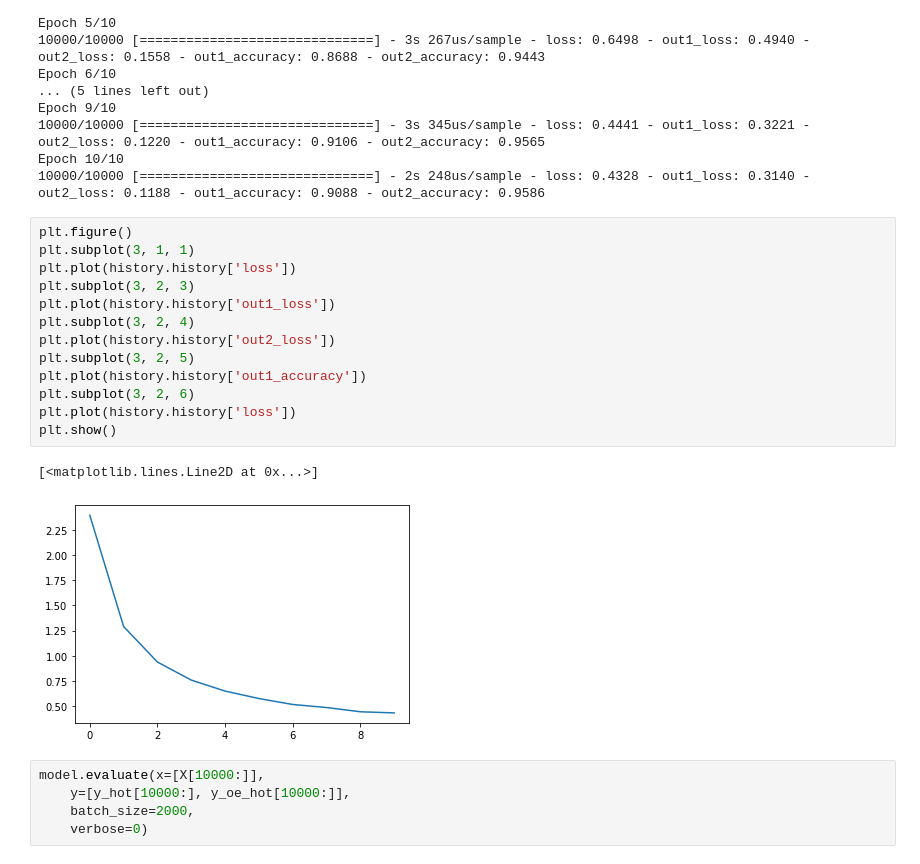
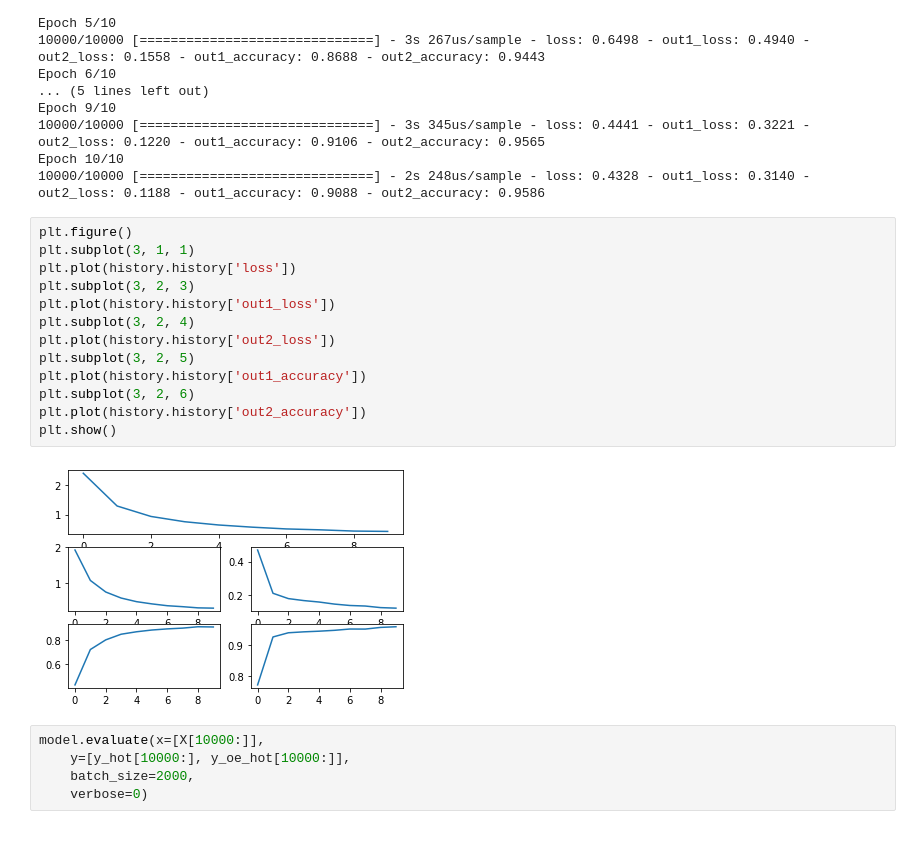
Before and after one commit to coding-blocks-archives/Data-Noida-2019-Dec, a Jupyter notebook: lecture_19/functional many.ipynb, the cells around one changed output. Saved outputs shown, nothing was run; the diff lists cells and outputs as text.

```diff
--- a/lecture_19/functional many.ipynb
+++ b/lecture_19/functional many.ipynb
@@ -84,19 +84,18 @@ Epoch 10/10
 # %%
 plt.figure()
 plt.subplot(3, 1, 1)
 plt.plot(history.history['loss'])
 plt.subplot(3, 2, 3)
 plt.plot(history.history['out1_loss'])
 plt.subplot(3, 2, 4)
 plt.plot(history.history['out2_loss'])
 plt.subplot(3, 2, 5)
 plt.plot(history.history['out1_accuracy'])
 plt.subplot(3, 2, 6)
-plt.plot(history.history['loss'])
+plt.plot(history.history['out2_accuracy'])
 plt.show()
 # %% [output]
-[<matplotlib.lines.Line2D at 0x...>]
-[figure, old version]
+[figure, new version]
 # %%
 model.evaluate(x=[X[10000:]],
     y=[y_hot[10000:], y_oe_hot[10000:]],
```
Also changed, not shown: 1 other file.
